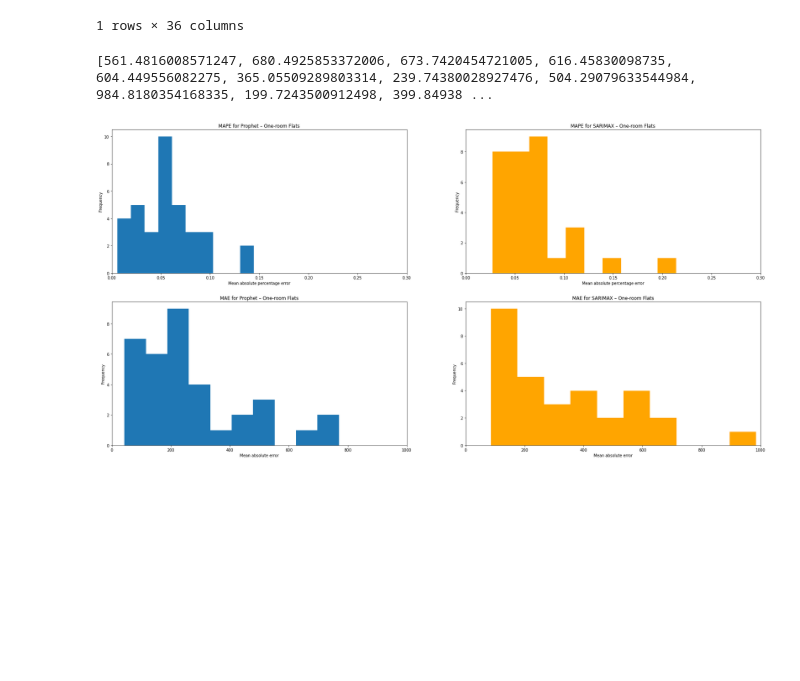
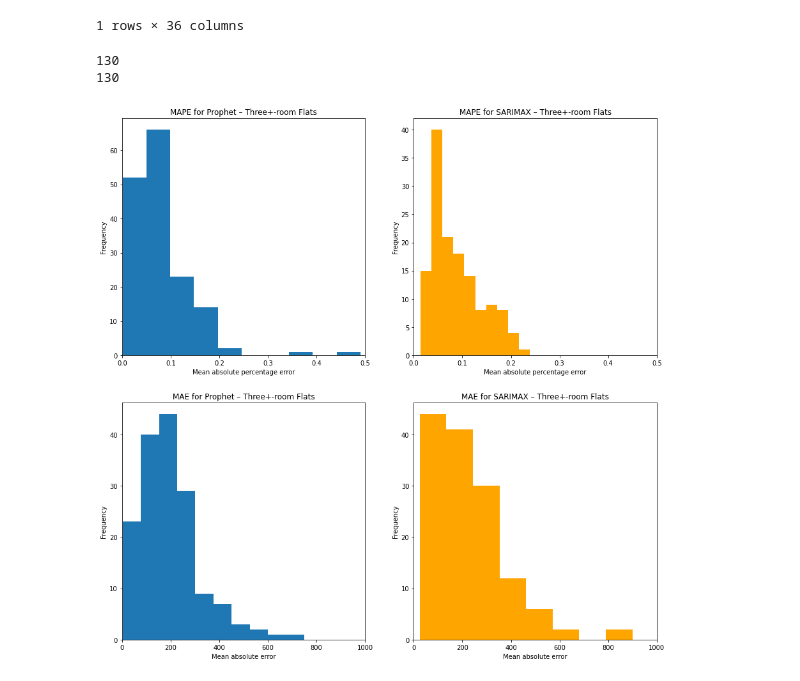
Before and after one commit to atreyaray/OP-Forecasting-Future-House-Prices, a Jupyter notebook: notebooks/Ken Folder/Model results.ipynb, the cells around one changed output. Saved outputs shown, nothing was run; the diff lists cells and outputs as text; code cells hidden in the pictures; blank space fills up the shorter version.

```diff
--- a/notebooks/Ken Folder/Model results.ipynb
+++ b/notebooks/Ken Folder/Model results.ipynb
@@ -93,8 +86,11 @@ def remove_nan_from_test(test, forecast, pc):
     return new_test, new_forecast
 
 def evaluate_sarimax(df_test, forecast, pc):
-    new_test, new_forecast = remove_nan_from_test(df_test, forecast, pc)
-    mae = mean_absolute_error(new_test, new_forecast)
-    rmse = math.sqrt(mean_squared_error(new_test, new_forecast))
-    mpe = mean_absolute_percentage_error(new_test, new_forecast)
-    return mae, rmse, mpe, pc
+    try:
+        new_test, new_forecast = remove_nan_from_test(df_test, forecast, pc)
+        mae = mean_absolute_error(new_test, new_forecast)
+        rmse = math.sqrt(mean_squared_error(new_test, new_forecast))
+        mpe = mean_absolute_percentage_error(new_test, new_forecast)
+        return mae, rmse, mpe, pc
+    except:
+        return -1, -1, -1, -1
@@ -115,13 +96,0 @@ for pc in postal_codes_in_housing:
-# %%
-remove_over_100_mpe = list(filter(lambda a: a < 1, mpe_list))
-remove_over_100_mae = list(filter(lambda a: a < 1000, mae_list))
-print(remove_over_100_mae)
-rm_plot_data = pd.DataFrame({"mape": remove_over_100_mpe, "mae":remove_over_100_mae})
-#ax1 = rm_plot_data.plot.hist(bins=20)
-#ax1.set_xlim(0,0.3)
-#plot_data = pd.DataFrame({"postal code": postal_codes_in_housing, "rmse":rmse_list, "mae":mae_list, "mpe": mpe_list })
-#plot_data["mpe"][:-1].hist(bins=100)
-#ax1 = plot_data["mpe"].hist(bins=10000)
-#ax1.set_xlim(0,1000)
-# %% [output]
-[561.4816008571247, 680.4925853372006, 673.7420454721005, 616.45830098735, 604.449556082275, 365.05509289803314, 239.74380028927476, 504.29079633544984, 984.8180354168335, 199.7243500912498, 399.84938 ...
@@ -128,26 +112,41 @@ rm_plot_data = pd.DataFrame({"mape": remove_over_100_mpe, "mae":remove_over_100_
+# %%
+remove_over_100_mpe = list(filter(lambda a: a < 0.5, mpe_list))
+remove_over_100_mae = list(filter(lambda a: a < 1400, mae_list))
+print(len(remove_over_100_mpe))
+print(len(remove_over_100_mae))
+rm_plot_data = pd.DataFrame({"mape": remove_over_100_mpe, "mae":remove_over_100_mae})
+#ax1 = rm_plot_data.plot.hist(bins=20)
+#ax1.set_xlim(0,0.3)
+#plot_data = pd.DataFrame({"postal code": postal_codes_in_housing, "rmse":rmse_list, "mae":mae_list, "mpe": mpe_list })
+#plot_data["mpe"][:-1].hist(bins=100)
+#ax1 = plot_data["mpe"].hist(bins=10000)
+#ax1.set_xlim(0,1000)
+# %% [output]
+130
+130
 # %%
 import matplotlib.pyplot as plt
 # PROPHET
 
-fig, axes = plt.subplots(nrows=2, ncols=2, figsize=(30,15))
+fig, axes = plt.subplots(nrows=2, ncols=2, figsize=(15,15))
 
-ax2 = one_room["mpe"].plot.hist(ax=axes[0, 0])
-ax21 = one_room["mae"].plot.hist(ax=axes[1, 0])
-ax2.set_xlim(0,0.3)
+ax2 = three_more_room["mpe"].plot.hist(ax=axes[0, 0])
+ax21 = three_more_room["mae"].plot.hist(ax=axes[1, 0])
+ax2.set_xlim(0,0.5)
 ax21.set_xlim(0,1000)
 ax2.set_xlabel("Mean absolute percentage error")
 ax21.set_xlabel("Mean absolute error")
-ax2.set_title("MAPE for Prophet – One-room Flats")
-ax21.set_title("MAE for Prophet – One-room Flats")
+ax2.set_title("MAPE for Prophet – Three+-room Flats")
+ax21.set_title("MAE for Prophet – Three+-room Flats")
 
 ax1 = rm_plot_data["mape"].plot.hist(ax=axes[0,1], color="orange")
 ax12 = rm_plot_data["mae"].plot.hist(ax=axes[1,1], color="orange")
-ax1.set_xlim(0,0.3)
+ax1.set_xlim(0,0.5)
 ax12.set_xlim(0,1000)
 ax1.set_xlabel("Mean absolute percentage error")
 ax12.set_xlabel("Mean absolute error")
-ax1.set_title("MAPE for SARIMAX – One-room Flats")
-ax12.set_title("MAE for SARIMAX – One-room Flats")
-fig.savefig("output.png")
+ax1.set_title("MAPE for SARIMAX – Three+-room Flats")
+ax12.set_title("MAE for SARIMAX – Three+-room Flats")
+fig.savefig("figures/threemore-room(individual).png")
 # %% [output]
-[figure, old version]
+[figure, new version]
```
Also changed, not shown: parts of 5 cells of this notebook, 10 other files.
